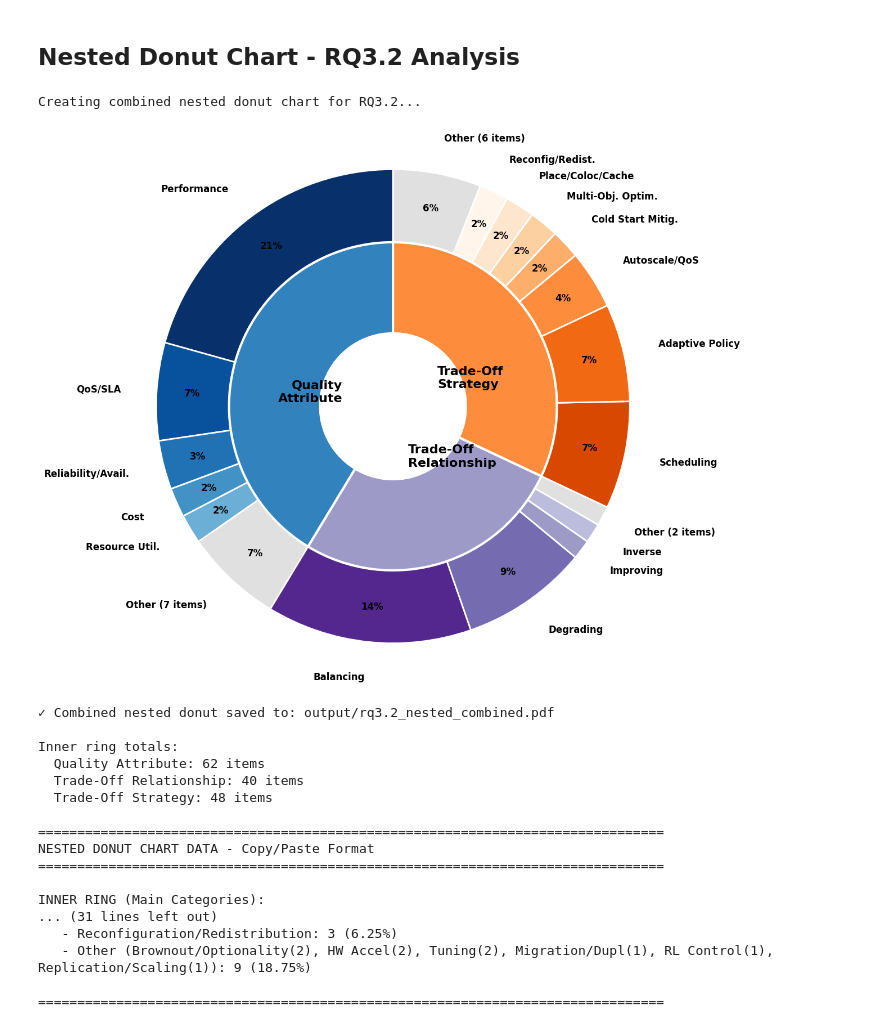
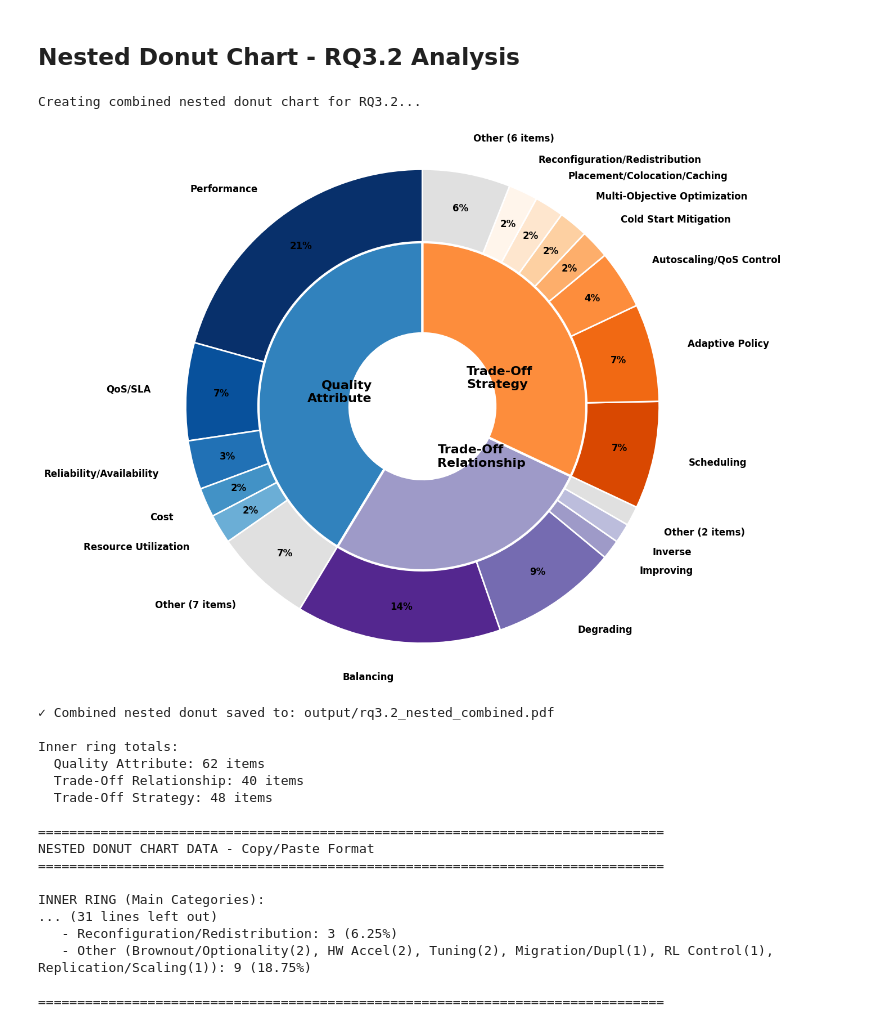
Before and after one commit to eoanodea/slr, a Jupyter notebook: 6-data-visualisation/rq3/rq3.2.generate.ipynb, the cells around one changed output. Cells and saved outputs as stored; diff of their text form; code cells hidden in the pictures.

```diff
--- a/6-data-visualisation/rq3/rq3.2.generate.ipynb
+++ b/6-data-visualisation/rq3/rq3.2.generate.ipynb
@@ -21,12 +21,12 @@ inner_colors = ['#3182bd', '#9e9ac8', '#fd8d3c']
 # Outer ring: Items with >=3 occurrences + Other (simplified for academic paper)
 outer_labels = (
     # QualityAttribute (5 items >= 3 + other)
-    ['Performance', 'QoS/SLA', 'Reliability/Avail.', 'Cost', 'Resource Util.', 'Other (7 items)'] +
+    ['Performance', 'QoS/SLA', 'Reliability/Availability', 'Cost', 'Resource Utilization', 'Other (7 items)'] +
     # TradeOffRelationship (4 items >= 2 + other)
     ['Balancing', 'Degrading', 'Improving', 'Inverse', 'Other (2 items)'] +
     # TradeOffStrategy (7 items >= 3 + other)
-    ['Scheduling', 'Adaptive Policy', 'Autoscale/QoS', 'Cold Start Mitig.',
-     'Multi-Obj. Optim.', 'Place/Coloc/Cache', 'Reconfig/Redist.', 'Other (6 items)']
+    ['Scheduling', 'Adaptive Policy', 'Autoscaling/QoS Control', 'Cold Start Mitigation',
+     'Multi-Objective Optimization', 'Placement/Colocation/Caching', 'Reconfiguration/Redistribution', 'Other (6 items)']
 )
 
 outer_sizes = (
@@ -107,34 +107,34 @@ print("-" * 40)
 
 print("\n1. QUALITY ATTRIBUTE (62 items total - Items ≥3 + Other):")
 qa_labels = ['Performance', 'QoS/SLA', 'Reliability/Availability', 'Cost', 'Resource Utilization',
              'Other (Energy Efficiency(2), Sustainability(2), User Experience(2), Consistency(1), Output Quality(1), Scalability(1), Security(1))']
 qa_sizes = [31, 10, 5, 3, 3, 10]
 for label, size in zip(qa_labels, qa_sizes):
     pct = (size / 62) * 100
     print(f"   - {label}: {size} ({pct:.2f}%)")
 
 print("\n2. TRADE-OFF RELATIONSHIP (40 items total - Items ≥2 + Other):")
 tr_labels = ['Balancing', 'Degrading', 'Improving', 'Inverse',
              'Other (Explicit Trade-Off(1), Reversing(1))']
 tr_sizes = [21, 13, 2, 2, 2]
 for label, size in zip(tr_labels, tr_sizes):
     pct = (size / 40) * 100
     print(f"   - {label}: {size} ({pct:.2f}%)")
 
 print("\n3. TRADE-OFF STRATEGY (48 items total - Items ≥3 + Other):")
 tos_labels = ['Scheduling', 'Adaptive Policy', 'Autoscaling/QoS Control',
               'Cold Start Mitigation', 'Multi-Objective Optimization',
               'Placement/Colocation/Caching', 'Reconfiguration/Redistribution',
               'Other (Brownout/Optionality(2), HW Accel(2), Tuning(2), Migration/Dupl(1), RL Control(1), Replication/Scaling(1))']
 tos_sizes = [11, 10, 6, 3, 3, 3, 3, 9]
 for label, size in zip(tos_labels, tos_sizes):
     pct = (size / 48) * 100
     print(f"   - {label}: {size} ({pct:.2f}%)")
 
 print("\n" + "="*80)
 # %% [output]
 Creating combined nested donut chart for RQ3.2...
-[figure, old version]
+[figure, new version]
 ✓ Combined nested donut saved to: output/rq3.2_nested_combined.pdf
 
 Inner ring totals:
```
Also changed, not shown: 11 other files.
